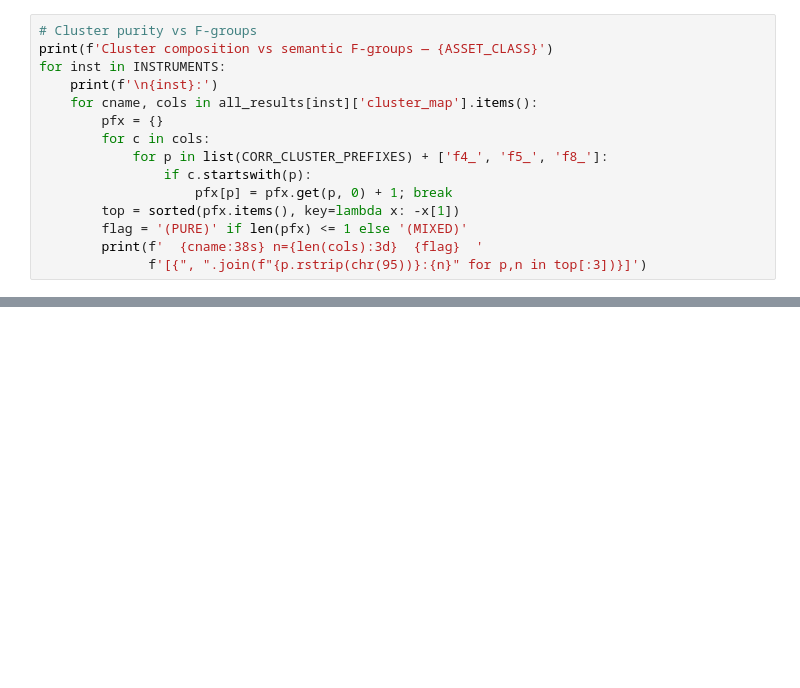
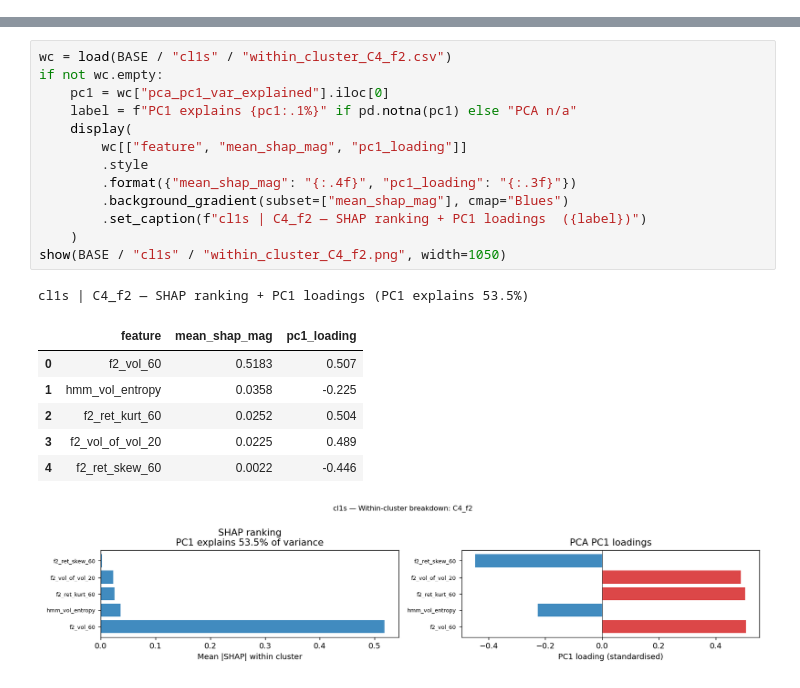
Before and after one commit to Ise-Q/stml, a Jupyter notebook: src/stml/new_work/feature_importance_analysis.ipynb, the cells around one changed output, grey strips where cells are left out. Saved outputs shown, nothing was run; the diff lists cells and outputs as text; blank space fills up the shorter version.

```diff
--- a/src/stml/new_work/feature_importance_analysis.ipynb
+++ b/src/stml/new_work/feature_importance_analysis.ipynb
@@ -497,15 +0,0 @@ plt.show()
-# %%
-# Cluster purity vs F-groups
-print(f'Cluster composition vs semantic F-groups — {ASSET_CLASS}')
-for inst in INSTRUMENTS:
-    print(f'\n{inst}:')
-    for cname, cols in all_results[inst]['cluster_map'].items():
-        pfx = {}
-        for c in cols:
-            for p in list(CORR_CLUSTER_PREFIXES) + ['f4_', 'f5_', 'f8_']:
-                if c.startswith(p):
-                    pfx[p] = pfx.get(p, 0) + 1; break
-        top = sorted(pfx.items(), key=lambda x: -x[1])
-        flag = '(PURE)' if len(pfx) <= 1 else '(MIXED)'
-        print(f'  {cname:38s} n={len(cols):3d}  {flag}  '
-              f'[{", ".join(f"{p.rstrip(chr(95))}:{n}" for p,n in top[:3])}]')
@@ -526,0 +177,22 @@ for inst in INSTRUMENTS:
+# %%
+wc = load(BASE / "cl1s" / "within_cluster_C4_f2.csv")
+if not wc.empty:
+    pc1 = wc["pca_pc1_var_explained"].iloc[0]
+    label = f"PC1 explains {pc1:.1%}" if pd.notna(pc1) else "PCA n/a"
+    display(
+        wc[["feature", "mean_shap_mag", "pc1_loading"]]
+        .style
+        .format({"mean_shap_mag": "{:.4f}", "pc1_loading": "{:.3f}"})
+        .background_gradient(subset=["mean_shap_mag"], cmap="Blues")
+        .set_caption(f"cl1s | C4_f2 — SHAP ranking + PC1 loadings  ({label})")
+    )
+show(BASE / "cl1s" / "within_cluster_C4_f2.png", width=1050)
+# %% [output]
+cl1s | C4_f2 — SHAP ranking + PC1 loadings (PC1 explains 53.5%)
+|  | feature | mean_shap_mag | pc1_loading |
+| 0 | f2_vol_60 | 0.5183 | 0.507 |
+| 1 | hmm_vol_entropy | 0.0358 | -0.225 |
+| 2 | f2_ret_kurt_60 | 0.0252 | 0.504 |
+| 3 | f2_vol_of_vol_20 | 0.0225 | 0.489 |
+| 4 | f2_ret_skew_60 | 0.0022 | -0.446 |
+[figure, added]
```
Also changed, not shown: parts of 83 cells of this notebook.
